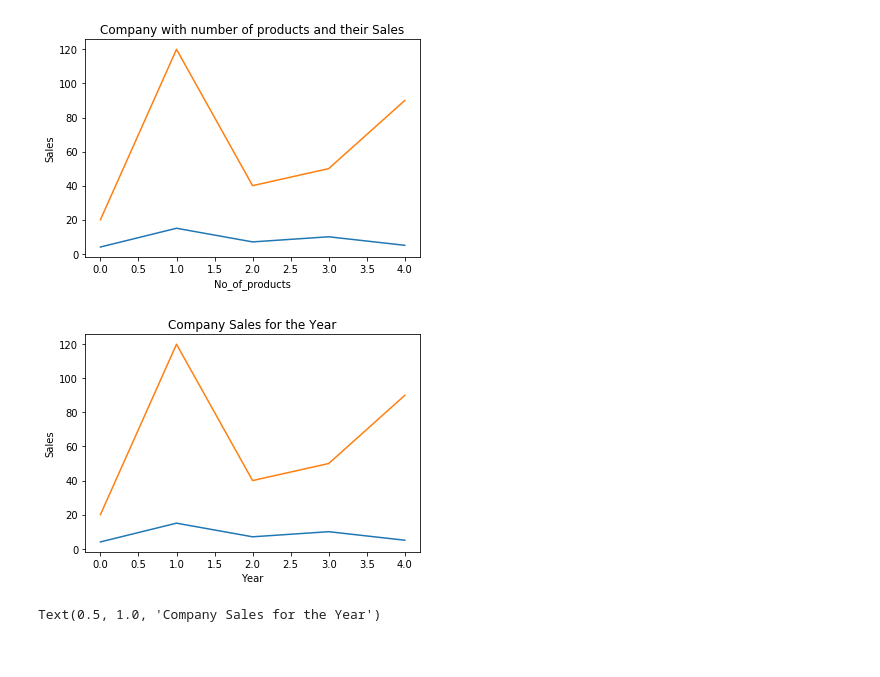
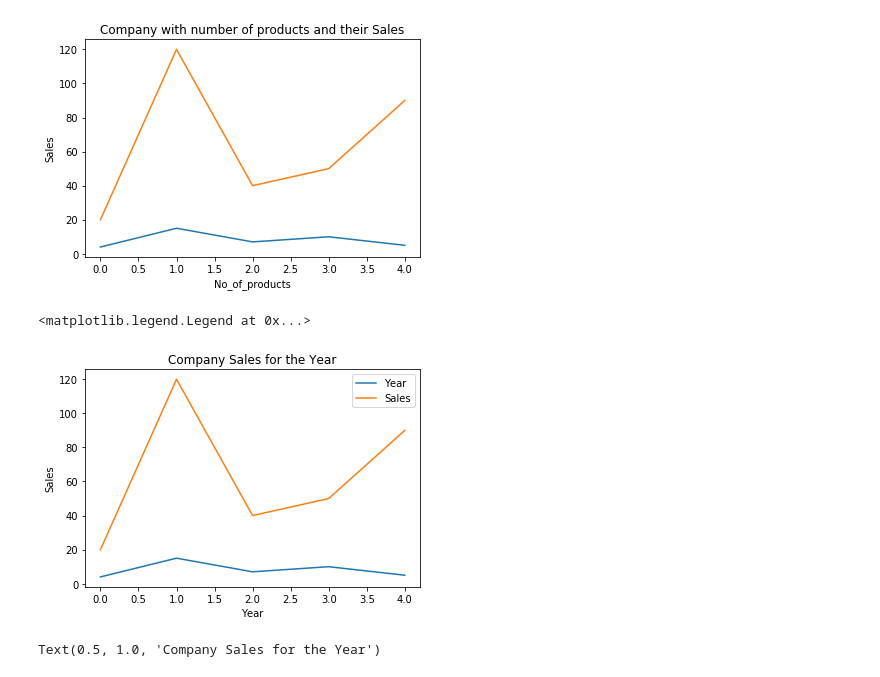
Before and after one commit to nishanthreddy96/python-training-files, a Jupyter notebook: Advanced python/Matplotlib_files/bar_chart_with_data_cleaning.ipynb, the cells around one changed output. Saved outputs shown, nothing was run; the diff lists cells and outputs as text; code cells hidden in the pictures.

```diff
--- a/Advanced python/Matplotlib_files/bar_chart_with_data_cleaning.ipynb
+++ b/Advanced python/Matplotlib_files/bar_chart_with_data_cleaning.ipynb
@@ -23,12 +27,13 @@ Text(0.5, 1.0, 'Company with number of products and their Sales')
 # %%
 sam_read = pd.read_csv("sample_data.csv")
 plt.plot(sam_read)
 plt.xlabel('Year')
 plt.ylabel('Sales')
 plt.title("Company Sales for the Year")
-plt.show()
+plt.legend(['Year','Sales'])
 # %% [output]
+<matplotlib.legend.Legend at 0x...>
-[figure, old version]
+[figure, new version]
 # %%
 sam_read = pd.read_csv("sample_data1.txt")
 plt.plot(sam_read)
```
Also changed, not shown: parts of 4 cells of this notebook.
